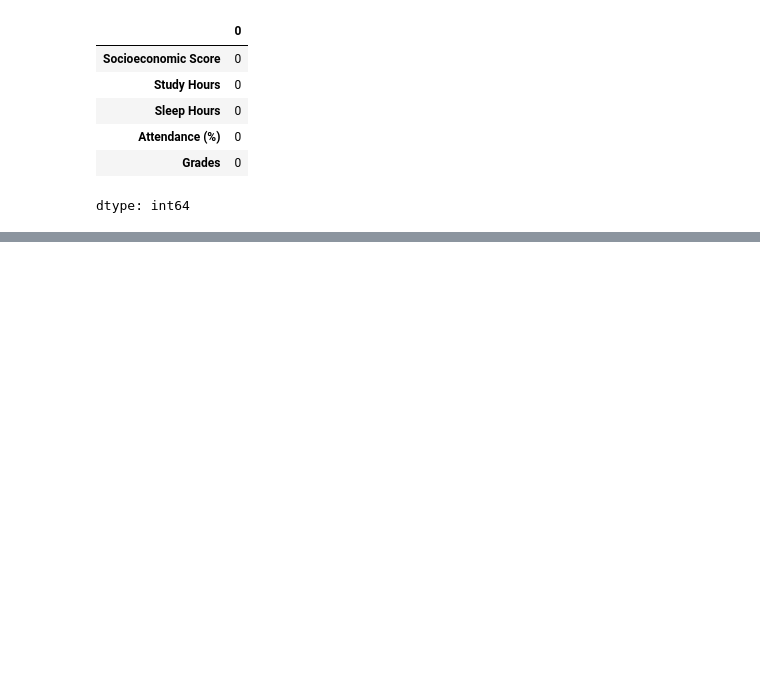
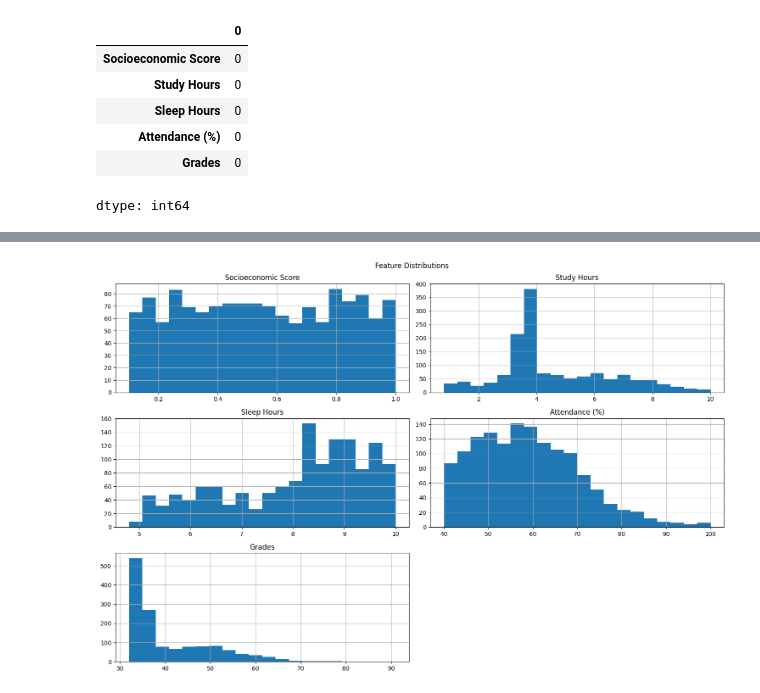
Before and after one commit to raisul-labs/99_days_of_coding_MLOps_With_CPC, a Jupyter notebook: phase-1/day-010/day-010.ipynb, the cells around one changed output, grey strips where cells are left out. Saved outputs shown, nothing was run; the diff lists cells and outputs as text; code cells hidden in the pictures; blank space fills up the shorter version.

```diff
--- a/phase-1/day-010/day-010.ipynb
+++ b/phase-1/day-010/day-010.ipynb
@@ -61,0 +74,7 @@ dtype: int64
+# %%
+df.hist(figsize=(15, 10), bins=20)
+plt.suptitle("Feature Distributions")
+plt.tight_layout()
+plt.show()
+# %% [output]
+[figure, added]
```
Also changed, not shown: parts of 4 cells of this notebook.
